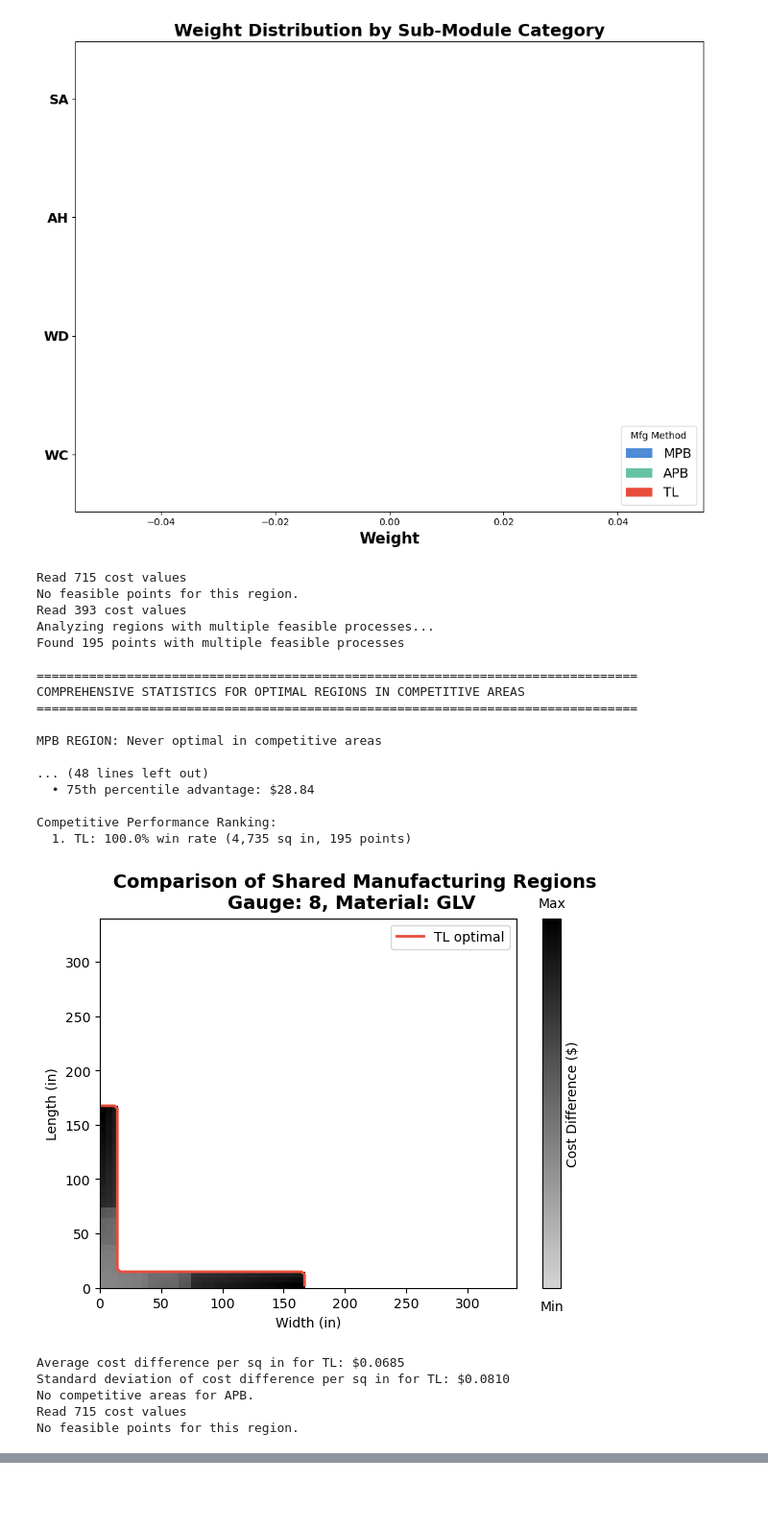
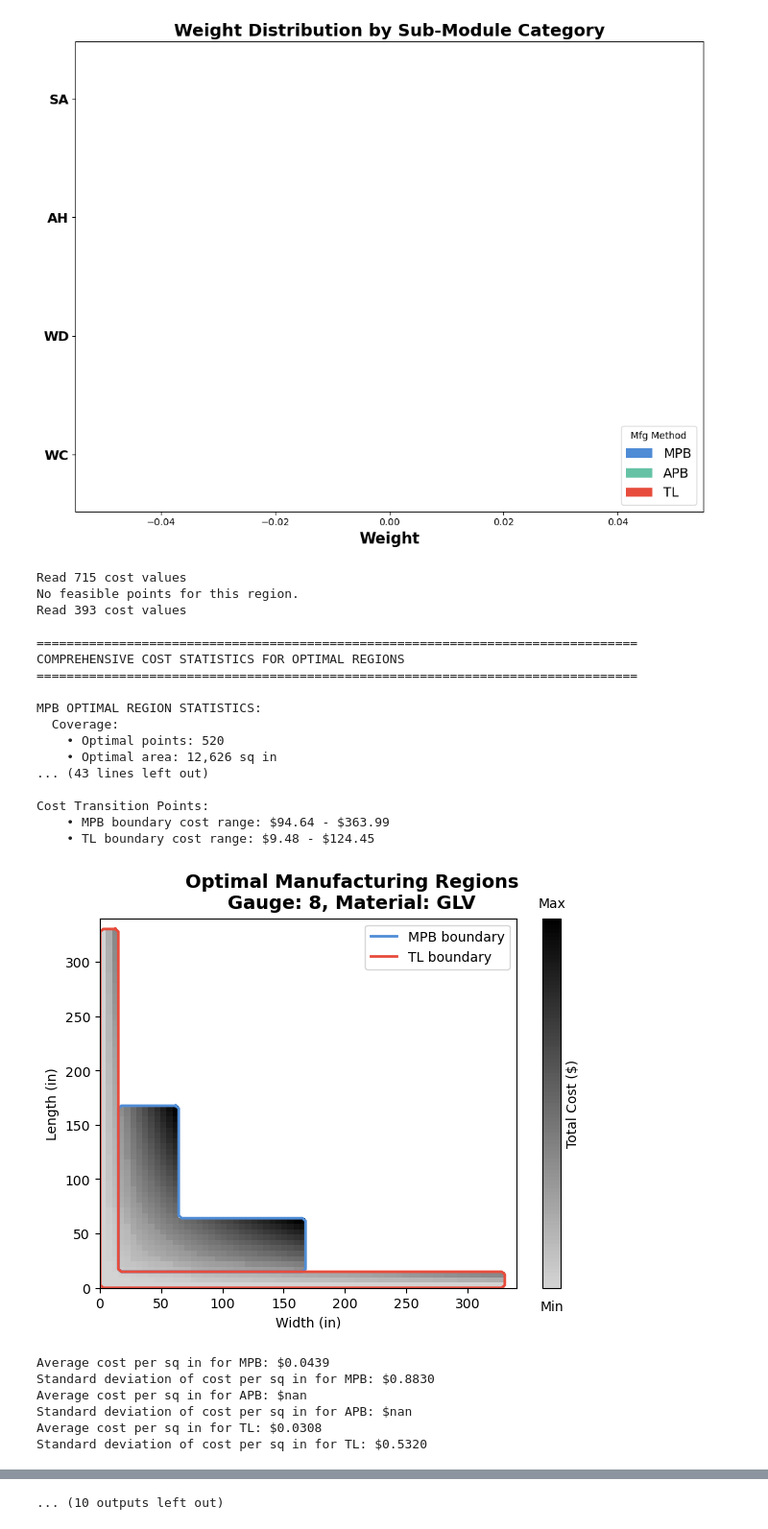
Before and after one commit to enriquef13/AMDP_Thesis, a Jupyter notebook: mfg_regions/value_stream_map.ipynb, the cells around one changed output, grey strips where cells are left out. Shown at 96% size. Drawn from its saved outputs; the diff is of its cells as text; code cells hidden in the pictures; blank space fills up the shorter version.

```diff
--- a/mfg_regions/value_stream_map.ipynb
+++ b/mfg_regions/value_stream_map.ipynb
@@ -31,7 +31,8 @@ all_stats = {
 Extracting dimensions from cost calculator. CWB example to start with.
 # %%
 path_e = r"C:\Users\EMedina\OneDrive - Baltimore Aircoil Company\Documents\Co-Op\Enrique + Stanley\Models\Cost\VS_Cost_Calc.xlsx"
-path_s = r"C:\Users\ssalim\OneDrive - Baltimore Aircoil Company\Medina, Enrique Flores's files - Enrique + Stanley\Models\Cost\VS_Cost_Calc.xlsx"
+path_s = r"C:\Users\ssalim\OneDrive - Baltimore Aircoil Company\Medina, Enrique Flores's files - Enrique + Stanley\Models\Cost\VS_Cost_Calc_Stanley.xlsx"
+
 path = path_e if os.path.exists(path_e) else path_s
 df = pd.read_excel(path, sheet_name='BAC Part List').iloc[1:].reset_index(drop=True)
 df.columns = df.iloc[0]
@@ -168,7 +169,7 @@ for part_set in df['Part Set'].dropna().unique():
 # %% [markdown]
 # Plot manufacturing regions per material and gauge
 # %%
-gauges = [8, 10, 12, 14, 16]
+gauges = [14, 16]
 materials = ['GLV', 'SST']
 
 # Plot all combinations
@@ -202,40 +197,41 @@ plot_stacked_bar_chart(all_stats, 'Weight Distribution by Sub-Module Category')
 # %%
 for app in xw.apps:
     app.quit()
 
 # # Diagonal increase from (40,30) to (100,80)
 # cap = Capabilities('GLV', 10)
 # results = cap.plot_cost_run_chart(path, 5, 5, 55, 55, 'diagonal', 5)
 
 gauges = [8, 10, 12, 14, 16]
 materials = ['GLV', 'SST']
 for gauge in gauges:
     for material in materials:
         cap = Capabilities(material, gauge)
         # cap.plot_individual_cost_heatmap(path, fastener_spacing=3, bolt_diameter=0.3125)
-        # cap.plot_optimal_cost_heatmap(path, fastener_spacing=6, bolt_diameter=0.3125)
-        cap.plot_cost_difference_heatmap(path, fastener_spacing=6, bolt_diameter=0.3125)
+        cap.plot_optimal_cost_heatmap(path, fastener_spacing=6, bolt_diameter=0.3125)
+        # cap.plot_cost_difference_heatmap(path, fastener_spacing=6, bolt_diameter=0.3125)
 # %% [output]
 Read 715 cost values
 No feasible points for this region.
 Read 393 cost values
-Analyzing regions with multiple feasible processes...
-Found 195 points with multiple feasible processes
 
 ================================================================================
-COMPREHENSIVE STATISTICS FOR OPTIMAL REGIONS IN COMPETITIVE AREAS
+COMPREHENSIVE COST STATISTICS FOR OPTIMAL REGIONS
 ================================================================================
 
-MPB REGION: Never optimal in competitive areas
+MPB OPTIMAL REGION STATISTICS:
+  Coverage:
+    • Optimal points: 520
+    • Optimal area: 12,626 sq in
+... (43 lines left out)
 
-... (48 lines left out)
-  • 75th percentile advantage: $28.84
-
-Competitive Performance Ranking:
-  1. TL: 100.0% win rate (4,735 sq in, 195 points)
+Cost Transition Points:
+    • MPB boundary cost range: $94.64 - $363.99
+    • TL boundary cost range: $9.48 - $124.45
-[figure, old version]
+[figure, new version]
-Average cost difference per sq in for TL: $0.0685
-Standard deviation of cost difference per sq in for TL: $0.0810
-No competitive areas for APB.
-Read 715 cost values
-No feasible points for this region.
+Average cost per sq in for MPB: $0.0439
+Standard deviation of cost per sq in for MPB: $0.8830
+Average cost per sq in for APB: $nan
+Standard deviation of cost per sq in for APB: $nan
+Average cost per sq in for TL: $0.0308
+Standard deviation of cost per sq in for TL: $0.5320
@@ -241,0 +327 @@ No feasible points for this region.
+... (10 outputs left out)
```
Also changed, not shown: parts of 2 cells of this notebook, 2 other files.
